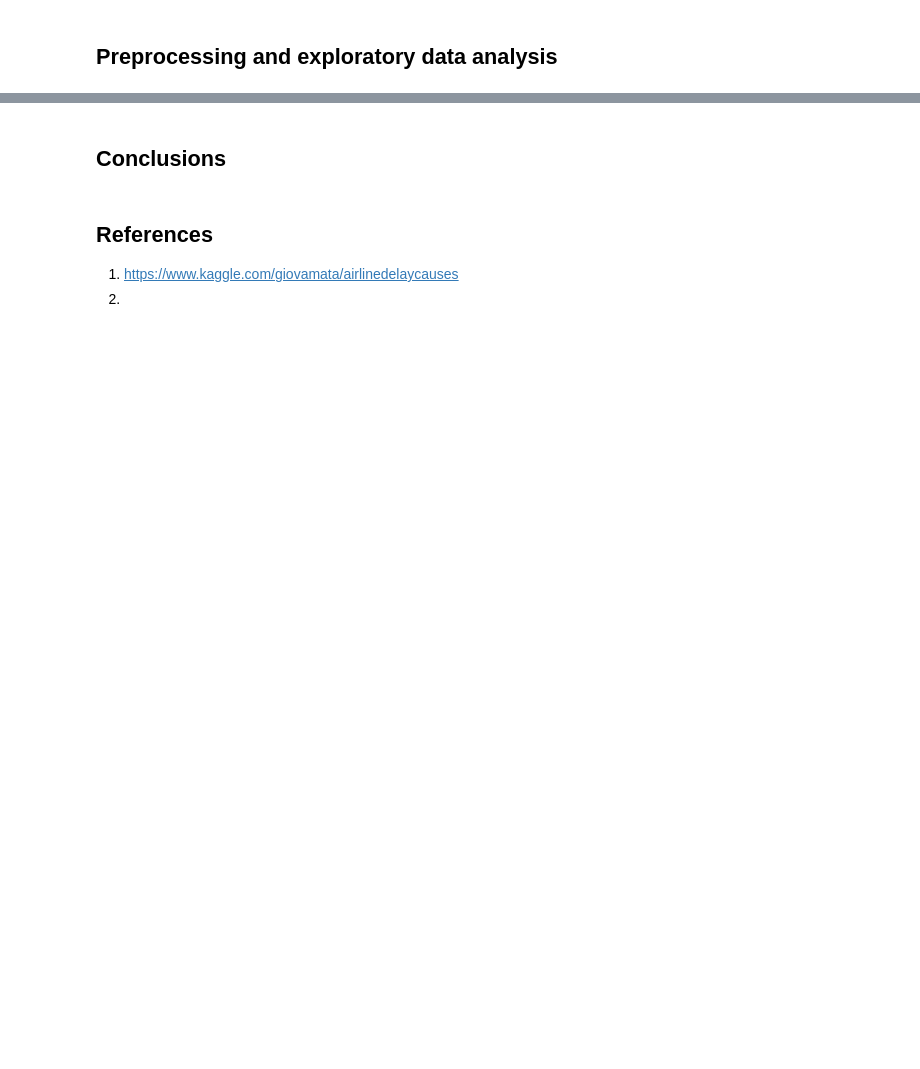
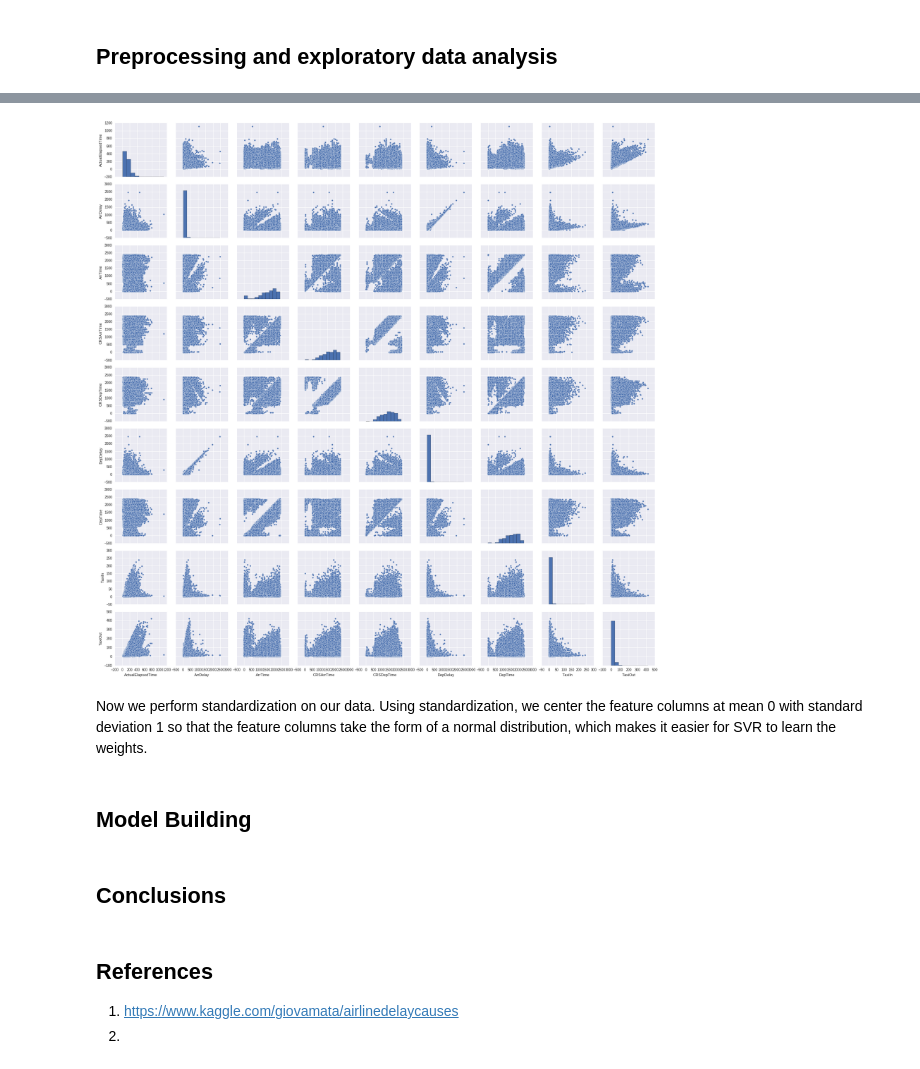
Before and after one commit to 315iah515/Thinkful-Notebooks, a Jupyter notebook: Bootcamp/SupportVectorMachines/Lesson5/AirlineDelays.ipynb, the cells around one changed output, grey strips where cells are left out. Saved outputs shown, nothing was run; the diff lists cells and outputs as text; code cells hidden in the pictures; blank space fills up the shorter version.

```diff
--- a/Bootcamp/SupportVectorMachines/Lesson5/AirlineDelays.ipynb
+++ b/Bootcamp/SupportVectorMachines/Lesson5/AirlineDelays.ipynb
@@ -113,0 +118,29 @@ dtype: object
+# %%
+# Drop all NaN values from the data
+flights = flights.dropna()
+print('After removing NaN values we have %d observations.\n' % (flights.shape[0]))
+
+# Remove those Features that are alphanumeric and those that are duplicates with arrival and delay time
+flights = flights.drop(['Unnamed: 0', 'CarrierDelay', 'WeatherDelay', 'NASDelay', 'SecurityDelay', 'LateAircraftDelay',
+                        'CancellationCode', 'TailNum'], 1)
+
+# Convert the carrier codes to integers values for analysis.
+# Airline information is important some are better than others
+carrier_mapping = {'WN':1, 'XE':2, 'YV':3, 'OH':4, 'OO':5, 'UA':6, 'US':7, 'DL':8, 'EV':9, 'F9':11, 'FL':12,
+                   'HA':13, 'MQ':14, 'NW':15, '9E':16, 'AA':17, 'AQ':18, 'AS':19, 'B6':20, 'CO':21}
+
+flights.UniqueCarrier = flights.UniqueCarrier.map(carrier_mapping)
+
+
+# Create mapping sequences for Origin and Destination airports
+origin_data = list(flights.Origin.unique())
+origin_mapping = dict( zip( origin_data, list(range(1, len(origin_data) + 1))))
+
+dest_data = list(flights.Dest.unique())
+dest_mapping = dict( zip( dest_data, list(range(1, len(dest_data) + 1))))
+
+# Perform mapping
+flights.Origin = flights.Origin.map(origin_mapping)
+flights.Dest = flights.Dest.map(dest_mapping)
+print('\nAfter removing and transforming some features we now have %d features' % (flights.shape[1]))
+flights.head()
@@ -113,0 +217,12 @@ dtype: object
+# %%
+# Lets exclude those features that have been transformed from categorical data,
+# or that will have a uniform distribution. We know these will not have a normal distribution.
+# This will make possible to view the sub plots.
+exclude = ['Month', 'DayofMonth', 'DayOfWeek', 'UniqueCarrier', 'Origin', 'Dest', 'FlightNum', 'UniqueCarrier',
+          'Distance', 'AirTime', 'CRSElapsedTime']
+data_for_plotting = flights.ix[:, flights.columns.difference(exclude)]
+__ = sb.pairplot(data_for_plotting)
+# %% [output]
+[figure, added]
+# %% [markdown]
+Now we perform standardization on our data.  Using standardization, we center the feature columns at mean 0 with standard deviation 1 so that the feature columns take the form of a normal distribution, which makes it easier for SVR to  learn the weights.
@@ -113,0 +245,2 @@ dtype: object
+# %% [markdown]
+## Model Building
```
Also changed, not shown: parts of 12 cells of this notebook.
